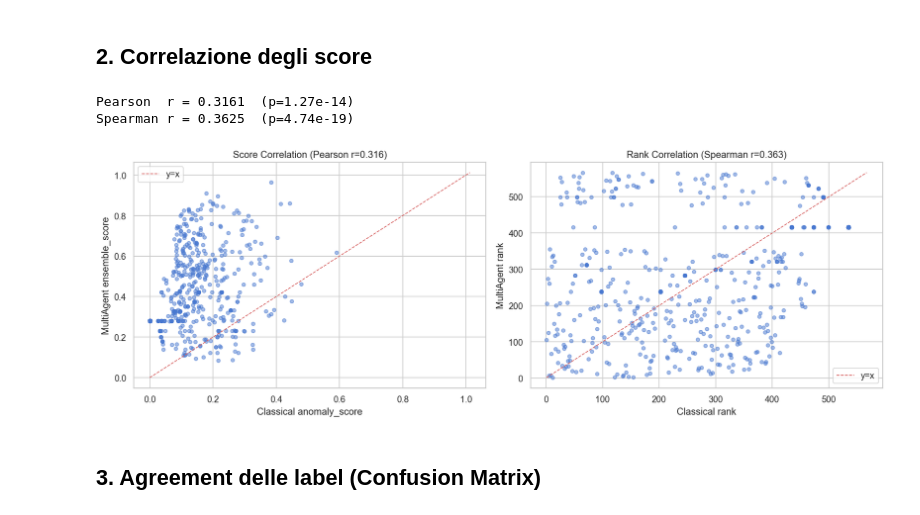
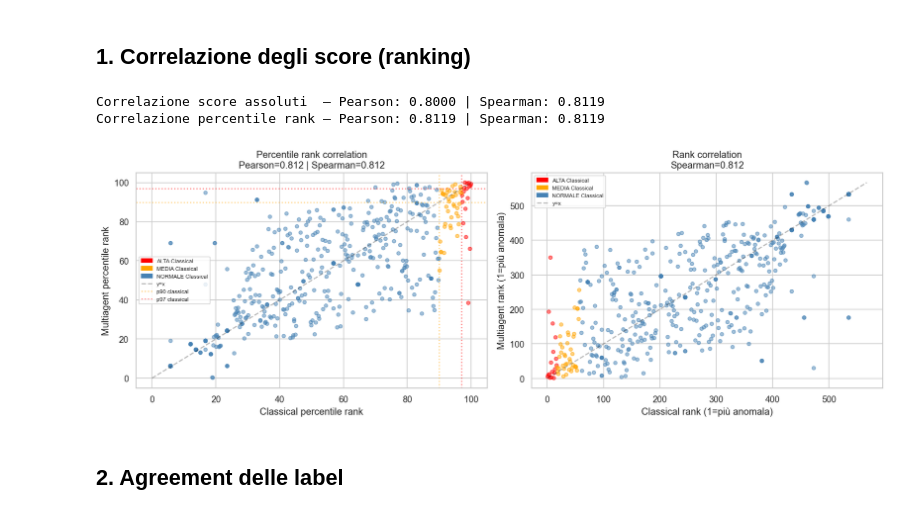
Before and after one commit to DanieleGiovanardi2408/classical-vs-multiagent, a Jupyter notebook: notebooks/07_comparison.ipynb, the cells around one changed output. Saved outputs shown, nothing was run; the diff lists cells and outputs as text; code cells hidden in the pictures.

```diff
--- a/notebooks/07_comparison.ipynb
+++ b/notebooks/07_comparison.ipynb
@@ -35,8 +49,0 @@ Multi-agent: (567, 81) | labels: {'NORMALE': 510, 'MEDIA': 40, 'ALTA': 17}
-# %%
-df = cl[['ROTTA','anomaly_score','anomaly_label','score_composito','rank']].merge(
-    ma[['ROTTA','ensemble_score','risk_label','score_composito']].rename(
-        columns={'score_composito':'score_composito_ma'}),
-    on='ROTTA', how='inner'
-)
-print(f'Rotte in comune: {len(df)} su {len(cl)} classical / {len(ma)} multiagent')
-df.head()
@@ -51,38 +50,49 @@ Rotte in comune: 567 su 567 classical / 567 multiagent
 # %% [markdown]
-## 2. Correlazione degli score
+## 1. Correlazione degli score (ranking)
 # %%
-pearson_r,  p_p = pearsonr(df['anomaly_score'], df['ensemble_score'])
-spearman_r, p_s = spearmanr(df['anomaly_score'], df['ensemble_score'])
+pr_abs,  _ = pearsonr(df['anomaly_score'], df['ensemble_score'])
+sr_abs,  _ = spearmanr(df['anomaly_score'], df['ensemble_score'])
+pr_pct,  _ = pearsonr(df['cl_pct'], df['ma_pct'])
+sr_pct,  _ = spearmanr(df['cl_pct'], df['ma_pct'])
 
-print(f'Pearson  r = {pearson_r:.4f}  (p={p_p:.2e})')
-print(f'Spearman r = {spearman_r:.4f}  (p={p_s:.2e})')
+print(f"Correlazione score assoluti  — Pearson: {pr_abs:.4f} | Spearman: {sr_abs:.4f}")
+print(f"Correlazione percentile rank — Pearson: {pr_pct:.4f} | Spearman: {sr_pct:.4f}")
 
 fig, axes = plt.subplots(1, 2, figsize=(14, 5))
 
-# Scatter score
-axes[0].scatter(df['anomaly_score'], df['ensemble_score'], alpha=0.5, s=20)
-lim = [0, max(df['anomaly_score'].max(), df['ensemble_score'].max()) * 1.05]
-axes[0].plot(lim, lim, 'r--', linewidth=1, label='y=x')
-axes[0].set_xlabel('Classical anomaly_score')
-axes[0].set_ylabel('MultiAgent ensemble_score')
-axes[0].set_title(f'Score Correlation (Pearson r={pearson_r:.3f})')
-axes[0].legend()
+colors = df['anomaly_label'].map({'ALTA':'red','MEDIA':'orange','NORMALE':'steelblue'})
+
+# Percentile rank scatter
+axes[0].scatter(df['cl_pct'], df['ma_pct'], c=colors, alpha=0.5, s=20)
+axes[0].plot([0,100],[0,100],'k--',alpha=0.3, label='y=x')
+axes[0].axvline(90, color='orange', linestyle=':', alpha=0.5, label='p90 classical')
+axes[0].axhline(90, color='orange', linestyle=':', alpha=0.5)
+axes[0].axvline(97, color='red', linestyle=':', alpha=0.5, label='p97 classical')
+axes[0].axhline(97, color='red', linestyle=':', alpha=0.5)
+axes[0].set_xlabel('Classical percentile rank')
+axes[0].set_ylabel('Multiagent percentile rank')
+axes[0].set_title(f'Percentile rank correlation\nPearson={pr_pct:.3f} | Spearman={sr_pct:.3f}')
+axes[0].legend(fontsize=8)
 
 # Rank correlation
-cl_rank = df['anomaly_score'].rank(ascending=False)
-ma_rank = df['ensemble_score'].rank(ascending=False)
-axes[1].scatter(cl_rank, ma_rank, alpha=0.5, s=20)
-axes[1].plot([1, len(df)], [1, len(df)], 'r--', linewidth=1, label='y=x')
-axes[1].set_xlabel('Classical rank')
-axes[1].set_ylabel('MultiAgent rank')
-axes[1].set_title(f'Rank Correlation (Spearman r={spearman_r:.3f})')
-axes[1].legend()
+axes[1].scatter(df['cl_rank'], df['ma_rank'], c=colors, alpha=0.5, s=20)
+axes[1].plot([1,567],[1,567],'k--',alpha=0.3, label='y=x')
+axes[1].set_xlabel('Classical rank (1=più anomala)')
+axes[1].set_ylabel('Multiagent rank (1=più anomala)')
+axes[1].set_title(f'Rank correlation\nSpearman={sr_abs:.3f}')
+
+from matplotlib.patches import Patch
+for ax in axes:
+    ax.legend(handles=[Patch(color='red',label='ALTA Classical'),
+                       Patch(color='orange',label='MEDIA Classical'),
+                       Patch(color='steelblue',label='NORMALE Classical')] +
+                       ax.get_legend_handles_labels()[0], fontsize=7)
 
 plt.tight_layout()
 plt.show()
 # %% [output]
-Pearson  r = 0.3161  (p=1.27e-14)
-Spearman r = 0.3625  (p=4.74e-19)
+Correlazione score assoluti  — Pearson: 0.8000 | Spearman: 0.8119
+Correlazione percentile rank — Pearson: 0.8119 | Spearman: 0.8119
-[figure, old version]
+[figure, new version]
 # %% [markdown]
-## 3. Agreement delle label (Confusion Matrix)
+## 2. Agreement delle label
```
Also changed, not shown: parts of 18 cells of this notebook.
